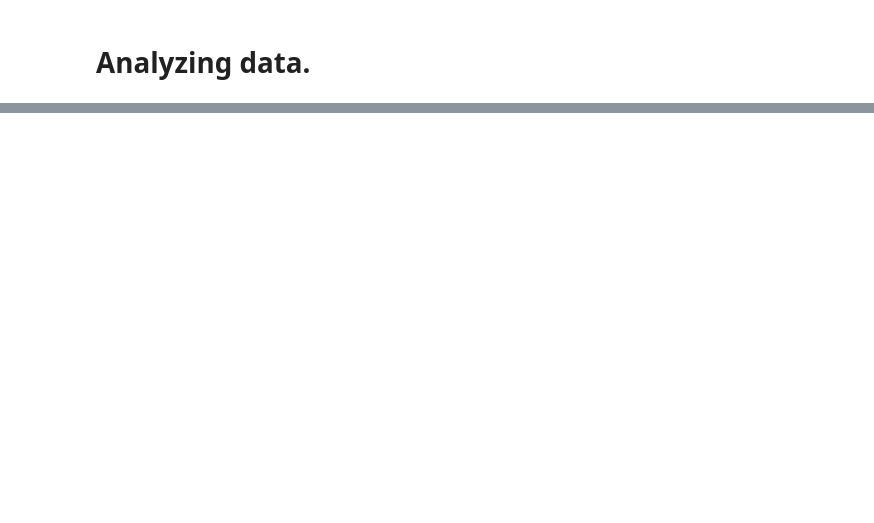
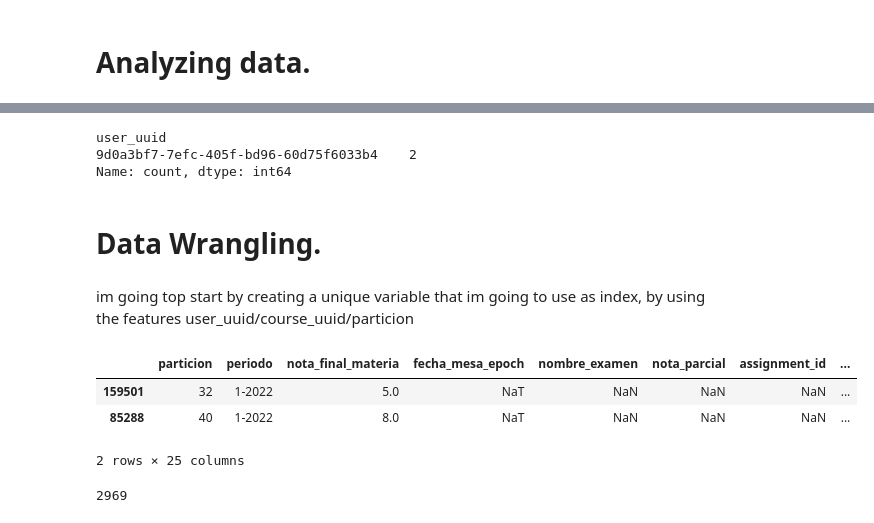
Before and after one commit to bautidea/kaggle_competitions, a Jupyter notebook: course_approve_detection/notebok.ipynb, the cells around one changed output, grey strips where cells are left out. Cells and saved outputs as stored; diff of their text form; code cells hidden in the pictures; blank space fills up the shorter version.

```diff
--- a/course_approve_detection/notebok.ipynb
+++ b/course_approve_detection/notebok.ipynb
@@ -151,0 +197,24 @@ So the goal will be to analyze the different variables and try to generate other
+# %%
+repeated_student = student_df.value_counts(['user_uuid','legajo']).reset_index()
+repeated_student['user_uuid'].value_counts()[:1]
+# %% [output]
+user_uuid
+9d0a3bf7-7efc-405f-bd96-60d75f6033b4    2
+Name: count, dtype: int64
+# %% [markdown]
+# Data Wrangling.
+# %% [markdown]
+im going top start by creating a unique variable that im going to use as index, by using the features user_uuid/course_uuid/particion
+# %%
+student_df['index'] = student_df['user_uuid'] + '/' + student_df['course_uuid']
+student_df.sample(2)
+# %% [output]
+|  | particion | periodo | nota_final_materia | fecha_mesa_epoch | nombre_examen | nota_parcial | assignment_id | ... |
+| 159501 | 32 | 1-2022 | 5.0 | NaT | NaN | NaN | NaN | ... |
+| 85288 | 40 | 1-2022 | 8.0 | NaT | NaN | NaN | NaN | ... |
+2 rows × 25 columns
+# %%
+# Amount of unique formed indexes.
+len(student_df['index'].unique())
+# %% [output]
+2969
```
Also changed, not shown: parts of 17 cells of this notebook.
